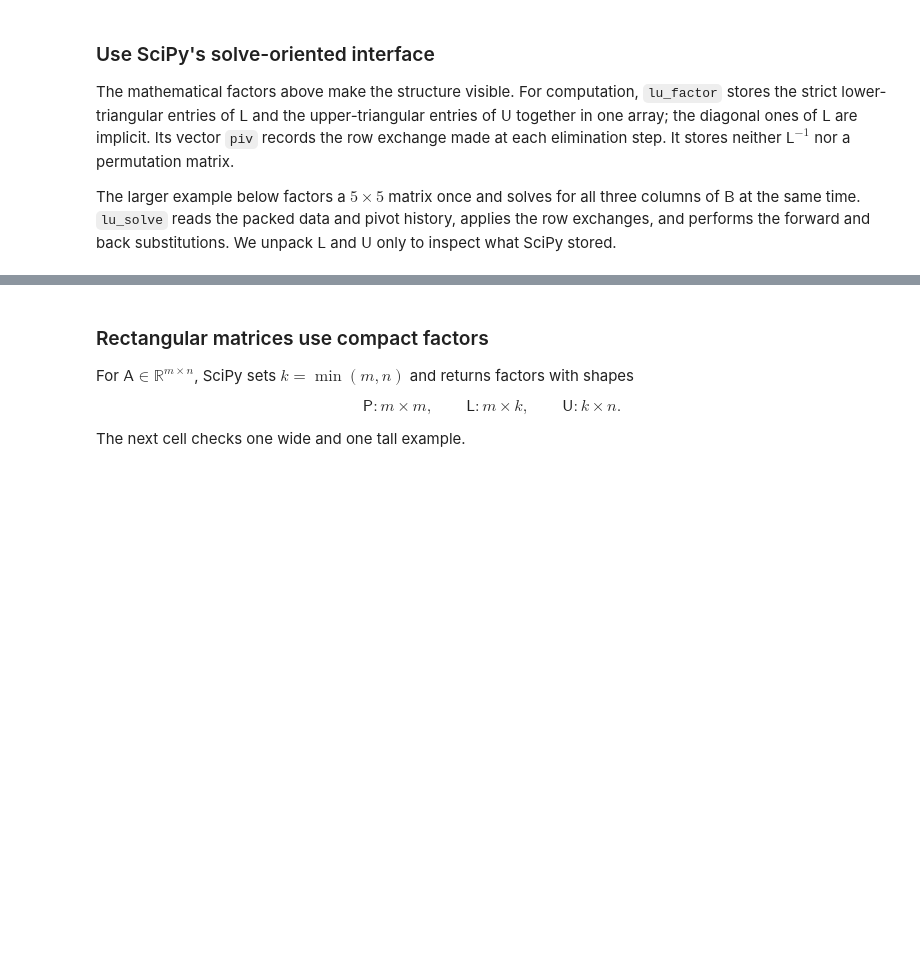
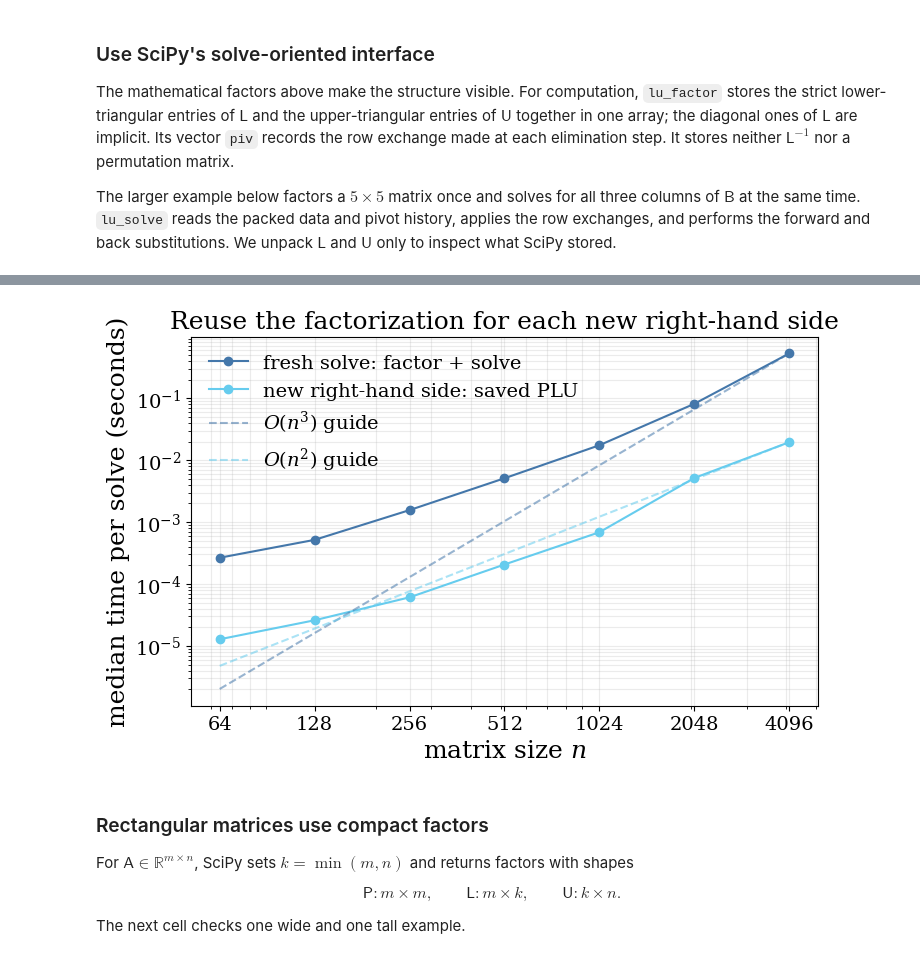
Before and after one commit to fjhickernell/MATH332Fall2026, a Jupyter notebook: notebooks/demonstrations/03-matrix-structure-and-transformations.ipynb, the cells around one changed output, grey strips where cells are left out. Drawn from its saved outputs; the diff is of its cells as text; code cells hidden in the pictures; blank space fills up the shorter version.

Commit message:
Validate companion notebooks and demonstrate PLU reuse

```diff
--- a/notebooks/demonstrations/03-matrix-structure-and-transformations.ipynb
+++ b/notebooks/demonstrations/03-matrix-structure-and-transformations.ipynb
@@ -263,0 +270,84 @@ agreement with np.linalg.solve: True
+# %%
+def median_call_time(operation, minimum_seconds=0.08, trials=5):
+    """Return a stable per-call time and the batch size used."""
+    repetitions = 1
+    while repetitions < 4096:
+        start = time.perf_counter()
+        for _ in range(repetitions):
+            operation()
+        elapsed = time.perf_counter() - start
+        if elapsed >= minimum_seconds:
+            break
+        repetitions *= 2
+
+    samples = []
+    for _ in range(trials):
+        start = time.perf_counter()
+        for _ in range(repetitions):
+            operation()
+        samples.append((time.perf_counter() - start) / repetitions)
+    return float(np.median(samples)), repetitions
+
+
+rng = np.random.default_rng(332)
+matrix_sizes = np.array([64, 128, 256, 512, 1024, 2048, 4096])
+timing_rows = []
+
+for n in matrix_sizes:
+    A_timing = rng.standard_normal((n, n)) + n * np.eye(n)
+    b_timing = rng.standard_normal(n)
+    saved_plu = lu_factor(A_timing, check_finite=False)
+
+    fresh_solve = lambda: solve(
+        A_timing, b_timing, assume_a="gen", check_finite=False
+    )
+    reused_solve = lambda: lu_solve(
+        saved_plu, b_timing, check_finite=False
+    )
+
+    fresh_solve()  # warm up the numerical library before timing
+    reused_solution = reused_solve()
+    assert np.allclose(A_timing @ reused_solution, b_timing)
+
+    fresh_seconds, fresh_repetitions = median_call_time(fresh_solve)
+    reused_seconds, reused_repetitions = median_call_time(reused_solve)
+    timing_rows.append(
+        (n, fresh_seconds, reused_seconds, fresh_seconds / reused_seconds)
+    )
+
+print(f"{'n':>5}  {'fresh solve':>13}  {'saved PLU':>13}  {'speedup':>9}")
+for n, fresh_seconds, reused_seconds, speedup in timing_rows:
+    print(
+        f"{n:5d}  {1e3 * fresh_seconds:10.3f} ms  "
+        f"{1e3 * reused_seconds:10.3f} ms  {speedup:8.1f}x"
+    )
+
+timings = np.asarray(timing_rows, dtype=float)
+sizes = timings[:, 0]
+fresh_times = timings[:, 1]
+reused_times = timings[:, 2]
+
+fig, ax = plt.subplots(figsize=(7.2, 4.6), constrained_layout=True)
+fresh_line, = ax.loglog(
+    sizes, fresh_times, "o-", label="fresh solve: factor + solve"
+)
+reused_line, = ax.loglog(
+    sizes, reused_times, "o-", label="new right-hand side: saved PLU"
+)
+ax.loglog(
+    sizes, fresh_times[-1] * (sizes / sizes[-1]) ** 3, "--",
+    color=fresh_line.get_color(), alpha=0.55, label=r"$O(n^3)$ guide",
+)
+ax.loglog(
+    sizes, reused_times[-1] * (sizes / sizes[-1]) ** 2, "--",
+    color=reused_line.get_color(), alpha=0.55, label=r"$O(n^2)$ guide",
+)
+ax.set_xticks(sizes)
+ax.set_xticklabels([str(int(n)) for n in sizes])
+ax.set_xlabel(r"matrix size $n$")
+ax.set_ylabel("median time per solve (seconds)")
+ax.set_title("Reuse the factorization for each new right-hand side")
+ax.grid(True, which="both", alpha=0.25)
+ax.legend()
+plt.show()
+# %% [output]
@@ -264,3 +362,4 @@ agreement with np.linalg.solve: True
+[figure, added]
 # %% [markdown]
 ### Rectangular matrices use compact factors
 
```
Also changed, not shown: parts of 7 cells of this notebook, 3 other files.
